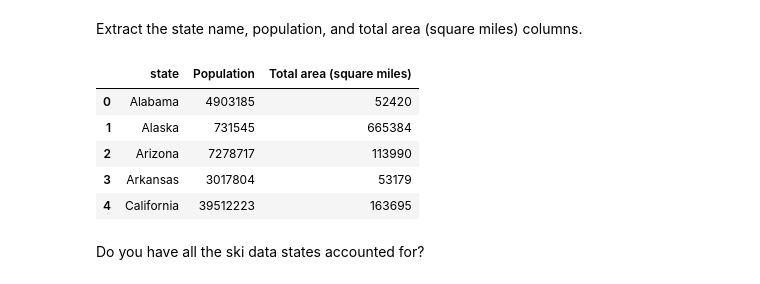
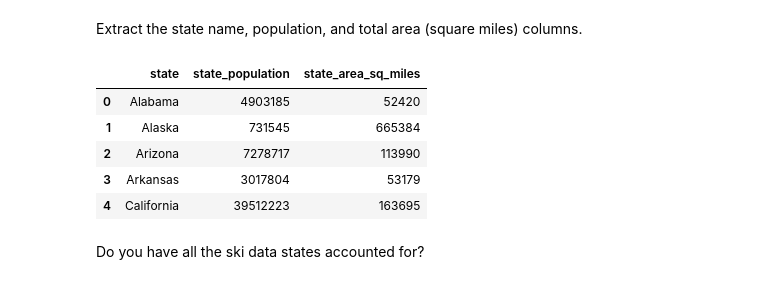
Before and after one commit to somayehY/DataScienceBootCamp, a Jupyter notebook: Capstone/Notebooks/02_data_wrangling.ipynb, the cells around one changed output. Cells and saved outputs as stored; diff of their text form; code cells hidden in the pictures.

```diff
--- a/Capstone/Notebooks/02_data_wrangling.ipynb
+++ b/Capstone/Notebooks/02_data_wrangling.ipynb
@@ -863,13 +891,13 @@ Extract the state name, population, and total area (square miles) columns.
 # %%
 #Code task 31#
 #Now use the iloc accessor again to extract columns 0, 5, and 6 and the dataframe's `copy()` method
 #Set the names of these extracted columns to 'state', 'state_population', and 'state_area_sq_miles',
 #respectively.
 usa_states_sub = usa_states.iloc[:, [0, 5, 6]].copy()
-usa_states_sub.columns = ["state", "Population", "Total area (square miles)"]
+usa_states_sub.columns = ["state", "state_population", "state_area_sq_miles"]
 usa_states_sub.head()
 # %% [output]
-|  | state | Population | Total area (square miles) |
+|  | state | state_population | state_area_sq_miles |
 | 0 | Alabama | 4903185 | 52420 |
 | 1 | Alaska | 731545 | 665384 |
 | 2 | Arizona | 7278717 | 113990 |
```
Also changed, not shown: parts of 15 cells of this notebook.
